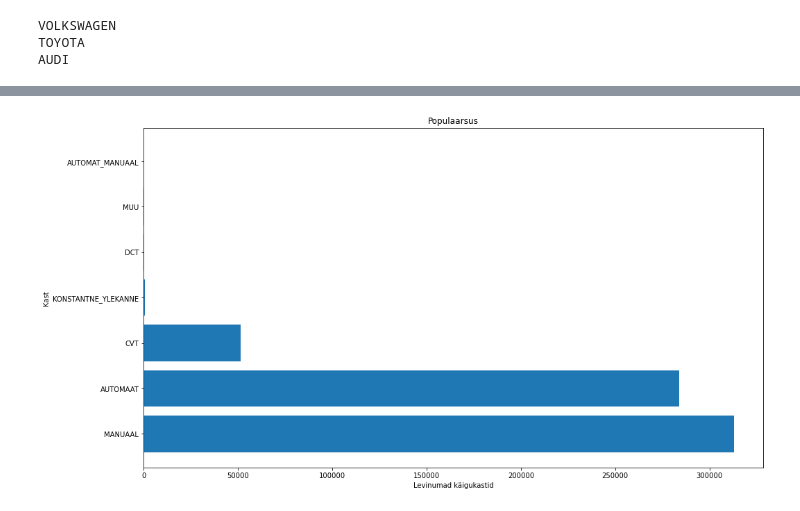
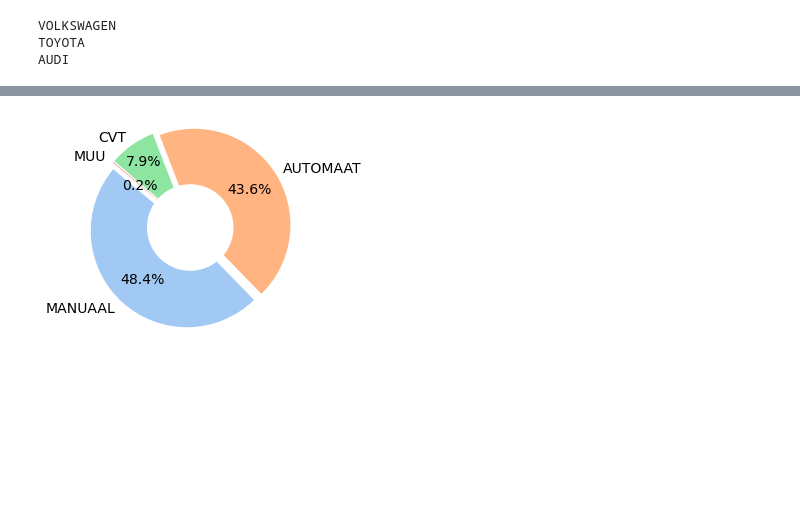
Before and after one commit to LiisReimand/DS_project, a Jupyter notebook: DSproject_D3.ipynb, the cells around one changed output, grey strips where cells are left out. Cells and saved outputs as stored; diff of their text form; code cells hidden in the pictures; blank space fills up the shorter version.

```diff
--- a/DSproject_D3.ipynb
+++ b/DSproject_D3.ipynb
@@ -340,18 +367,50 @@ for i in range(len(data["KAIGUKASTI_TYYP"])):
         käigukastid[str(käigukast)]=käigukastid.get(str(käigukast))+1
 käigukastid=dict(sorted(käigukastid.items(), key=lambda item: item[1]))
 käigukastid = dict(reversed(list(käigukastid.items())))
-
-fig, ax = plt.subplots(figsize =(16, 9))
-
-ax.barh(*zip(*käigukastid.items()))
-
-ax.set_xlabel('Levinumad käigukastid')
-ax.set_ylabel('Kast')
-ax.set_title('Populaarsus')
-
-plt.show()
-# %% [output]
-[figure, removed]
+# %%
+fig =plt.figure(figsize = (4,4))
+ax11 = fig.add_subplot(111)
+# Data to plot
+
+labels = []
+sizes = []
+
+colors = sns.color_palette('pastel')[0:5]
+muu_suurus=0
+for x, y in käigukastid.items():
+    if str(x)=="MANUAAL" or str(x)=="AUTOMAAT" or str(x)=="CVT":
+        labels.append(x)
+        sizes.append(y)
+    else:
+        muu_suurus+=y
+
+labels.append("MUU")
+sizes.append(muu_suurus)
+
+explode = (0.05,0.05,0.05,0.05)
+
+# Plot
+w,l,p = ax11.pie(sizes,  labels=labels, colors=colors,
+        autopct='%1.1f%%', startangle=140, pctdistance=1, explode=explode,textprops={'fontsize': 14})
+
+pctdists = [.7, .7, .8, .65]
+
+for t,d in zip(p, pctdists):
+    xi,yi = t.get_position()
+    ri = np.sqrt(xi**2+yi**2)
+    phi = np.arctan2(yi,xi)
+    x = d*ri*np.cos(phi)
+    y = d*ri*np.sin(phi)
+    t.set_position((x,y))
+
+centre_circle = plt.Circle((0,0),0.45,fc='white')
+fig = plt.gcf()
+fig.gca().add_artist(centre_circle)
+
+plt.axis('equal')
+plt.show()
+# %% [output]
+[figure, added]
 # %%
 aastad = {}
 for i in range(len(data["ESMANE_REG_KP"])):
```
Also changed, not shown: parts of 28 cells of this notebook.
